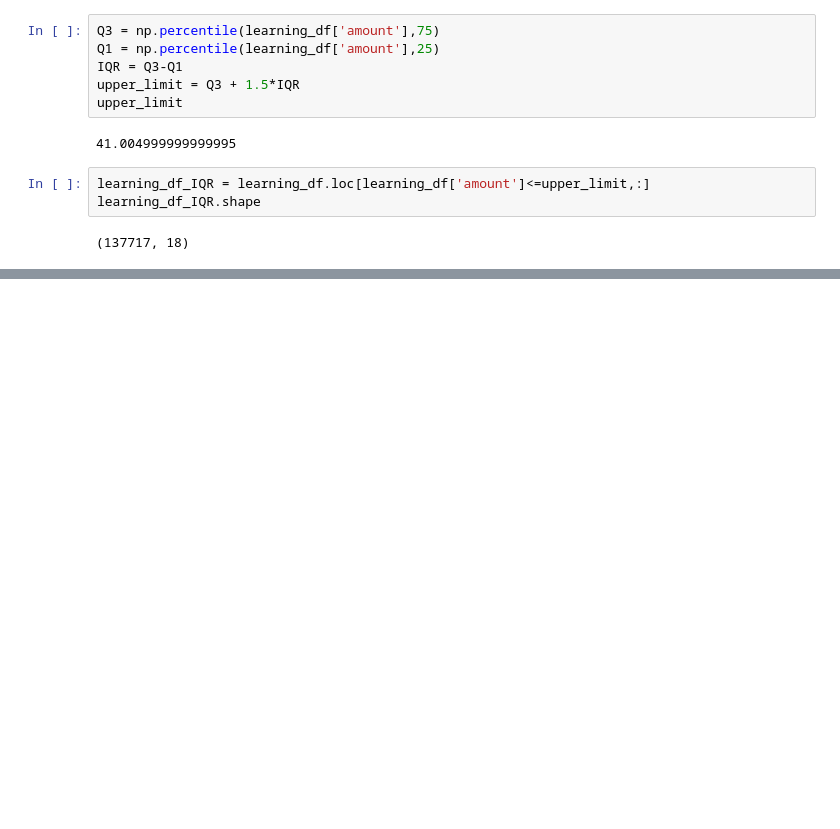
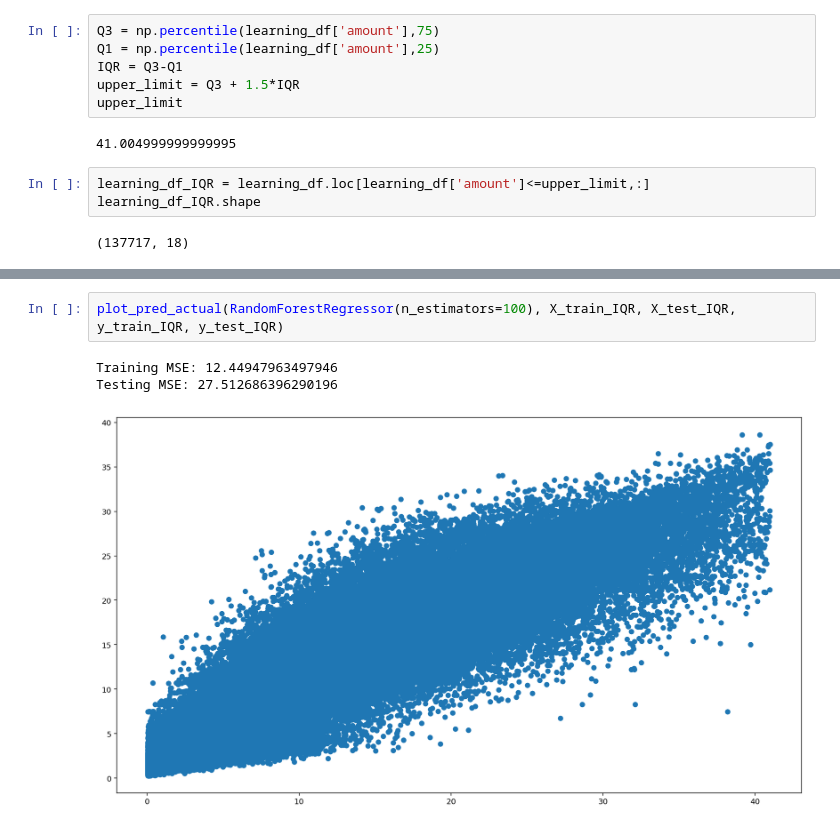
Before and after one commit to blowe615/starbucks_offers, a Jupyter notebook: starbucks_offers.ipynb, the cells around one changed output, grey strips where cells are left out. Saved outputs shown, nothing was run; the diff lists cells and outputs as text; blank space fills up the shorter version.

```diff
--- a/starbucks_offers.ipynb
+++ b/starbucks_offers.ipynb
@@ -1080,0 +1092,6 @@ learning_df_IQR.shape
+# %%
+plot_pred_actual(RandomForestRegressor(n_estimators=100), X_train_IQR, X_test_IQR, y_train_IQR, y_test_IQR)
+# %% [output]
+Training MSE: 12.44947963497946
+Testing MSE: 27.512686396290196
+[figure, added]
```
Also changed, not shown: parts of 9 cells of this notebook.
